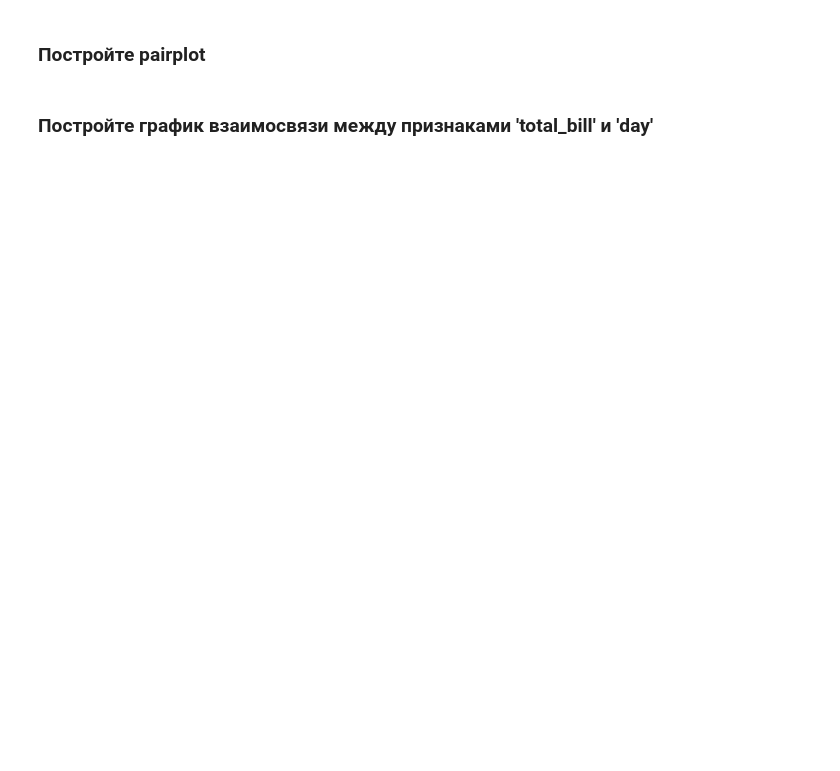
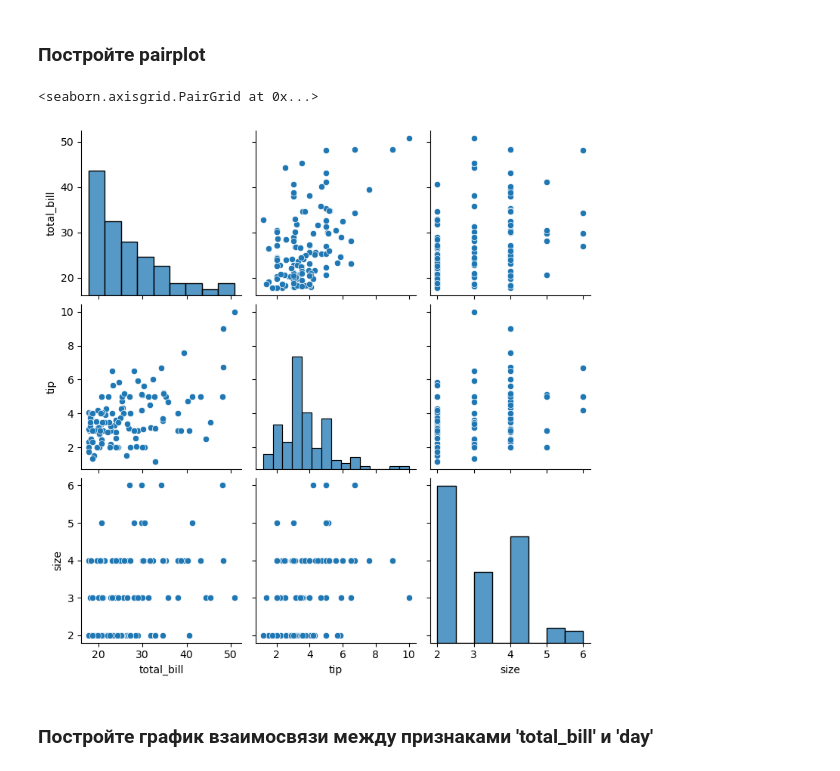
Before and after one commit to AlexeiShirobokov/otus_ml_2023, a Jupyter notebook: hw-3/Analyze and Visualize.ipynb, the cells around one changed output. Cells and saved outputs as stored; diff of their text form; code cells hidden in the pictures; blank space fills up the shorter version.

```diff
--- a/hw-3/Analyze and Visualize.ipynb
+++ b/hw-3/Analyze and Visualize.ipynb
@@ -202,4 +300,9 @@ InvalidIndexError: (slice(None, None, None), 'smoker')
 # %% [markdown]
 ### Постройте pairplot
+# %%
+sns.pairplot(sel)
+# %% [output]
+<seaborn.axisgrid.PairGrid at 0x...>
+[figure, added]
 # %% [markdown]
 ### Постройте график взаимосвязи между признаками 'total_bill' и 'day'
```
Also changed, not shown: parts of 23 cells of this notebook.
